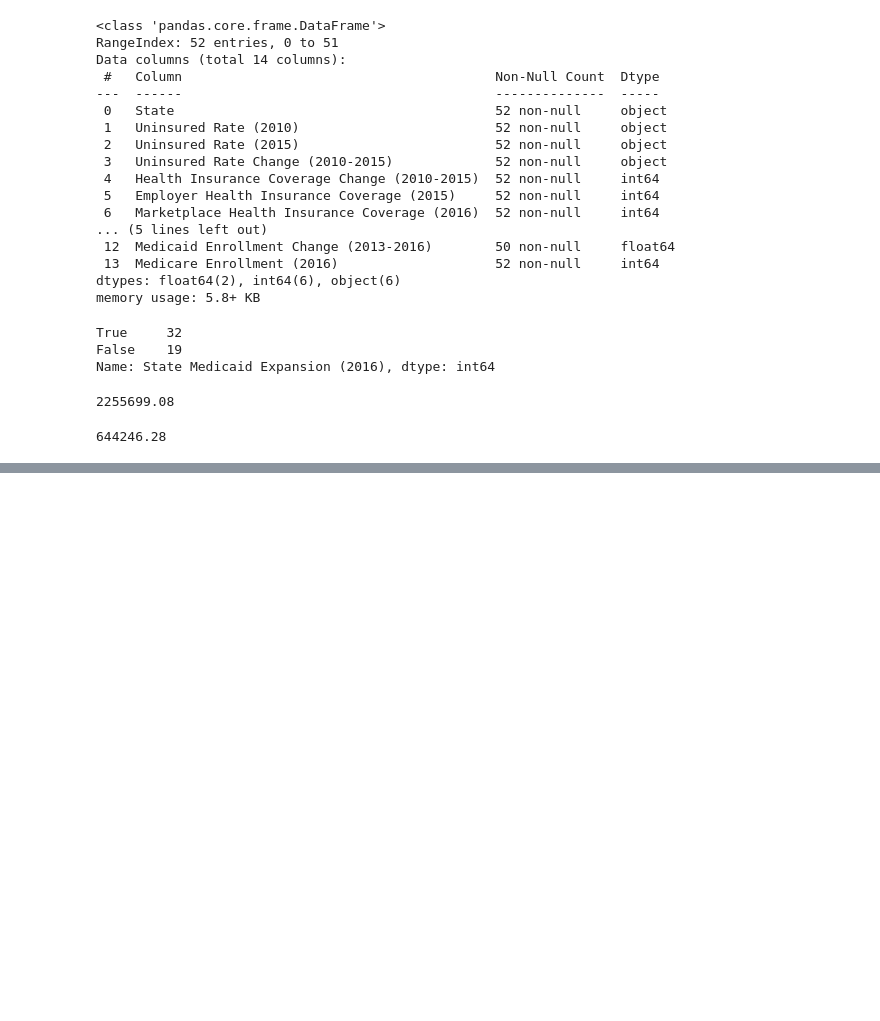
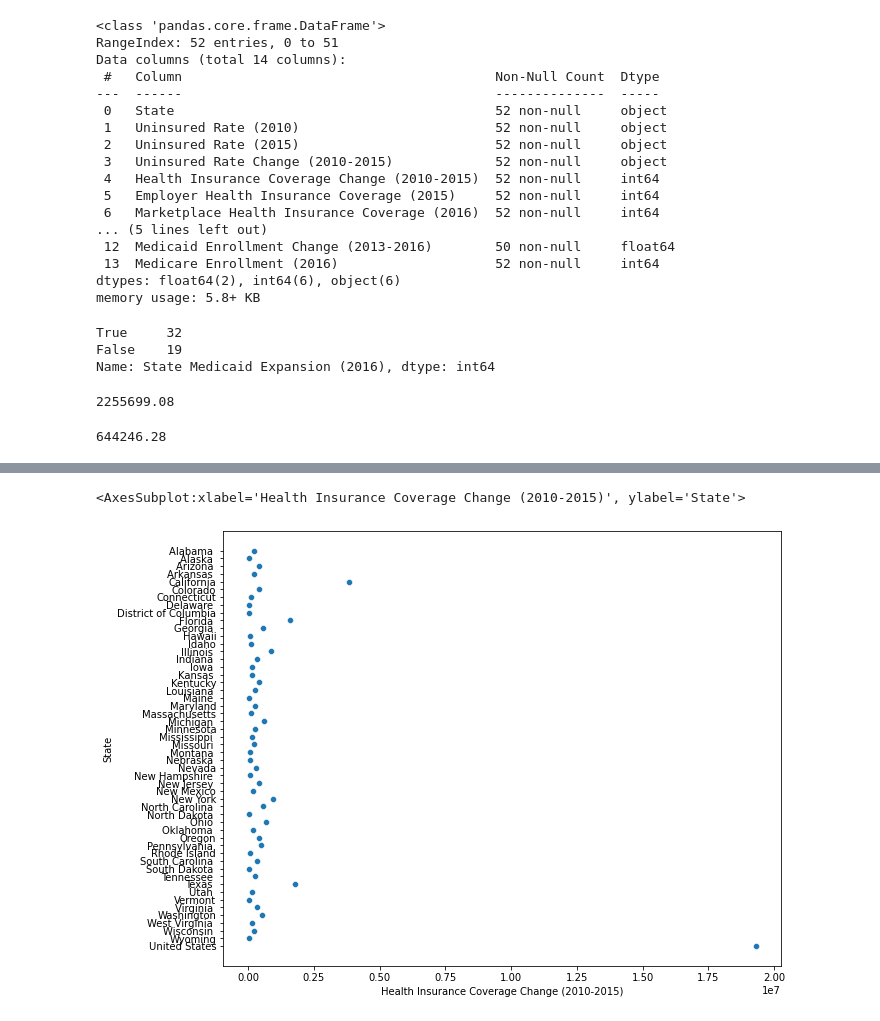
Before and after one commit to benvictoria17/Finance, a Jupyter notebook: Health Insurance.ipynb, the cells around one changed output, grey strips where cells are left out. Saved outputs shown, nothing was run; the diff lists cells and outputs as text; code cells hidden in the pictures; blank space fills up the shorter version.

```diff
--- a/Health Insurance.ipynb
+++ b/Health Insurance.ipynb
@@ -122,0 +148,6 @@ ValueError: could not convert string to float: ' -4.5%'
+# %%
+plt.figure(figsize = (10, 8))
+sns.scatterplot('Health Insurance Coverage Change (2010-2015)','State', data = df)
+# %% [output]
+<AxesSubplot:xlabel='Health Insurance Coverage Change (2010-2015)', ylabel='State'>
+[figure, added]
```
Also changed, not shown: parts of 17 cells of this notebook.
